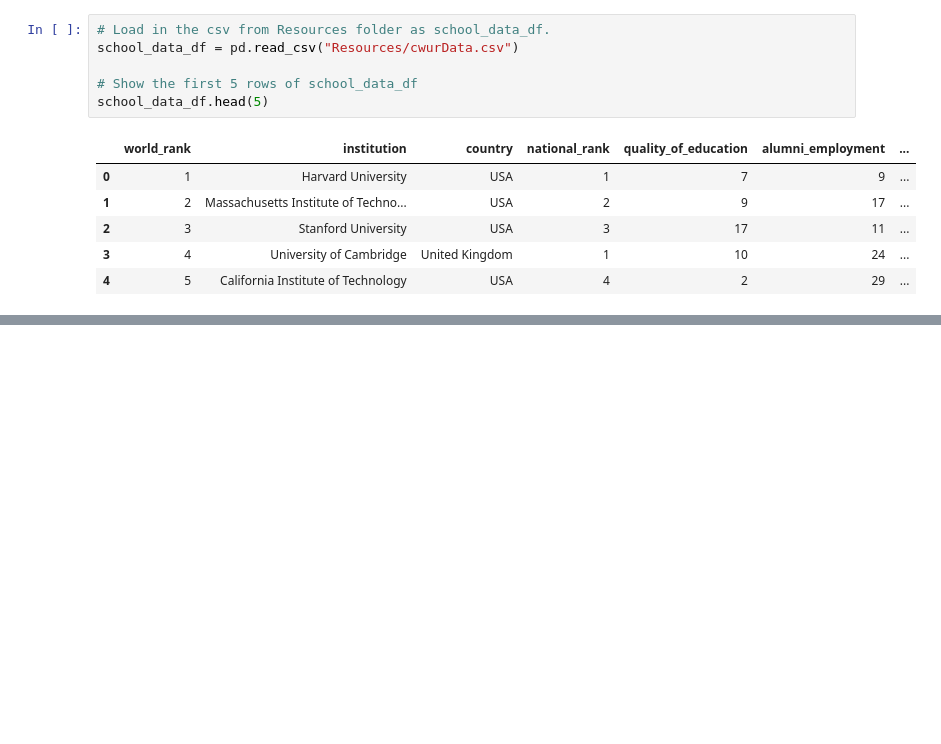
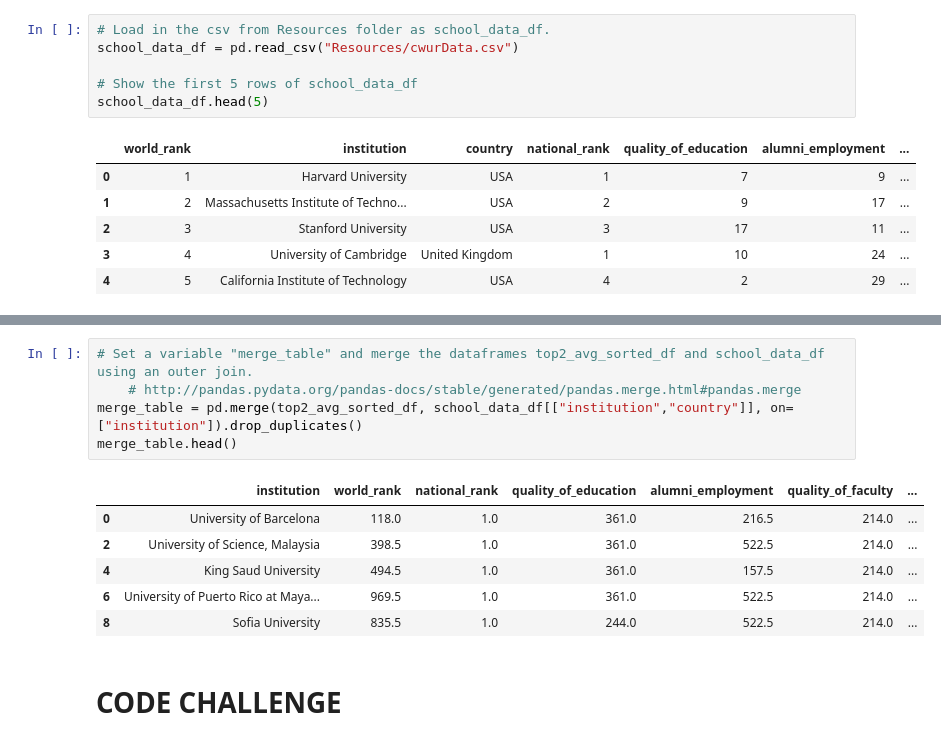
Before and after one commit to EricNg314/Code-Drills, a Jupyter notebook: Matplotlib_Code-Drills/day-02/01/Day-02_01_solved.ipynb, the cells around one changed output, grey strips where cells are left out. Drawn from its saved outputs; the diff is of its cells as text; blank space fills up the shorter version.

```diff
--- a/Matplotlib_Code-Drills/day-02/01/Day-02_01_solved.ipynb
+++ b/Matplotlib_Code-Drills/day-02/01/Day-02_01_solved.ipynb
@@ -21,0 +73,14 @@ school_data_df.head(5)
+# %%
+# Set a variable "merge_table" and merge the dataframes top2_avg_sorted_df and school_data_df using an outer join.
+    # http://pandas.pydata.org/pandas-docs/stable/generated/pandas.merge.html#pandas.merge
+merge_table = pd.merge(top2_avg_sorted_df, school_data_df[["institution","country"]], on=["institution"]).drop_duplicates()
+merge_table.head()
+# %% [output]
+|  | institution | world_rank | national_rank | quality_of_education | alumni_employment | quality_of_faculty | ... |
+| 0 | University of Barcelona | 118.0 | 1.0 | 361.0 | 216.5 | 214.0 | ... |
+| 2 | University of Science, Malaysia | 398.5 | 1.0 | 361.0 | 522.5 | 214.0 | ... |
+| 4 | King Saud University | 494.5 | 1.0 | 361.0 | 157.5 | 214.0 | ... |
+| 6 | University of Puerto Rico at Maya... | 969.5 | 1.0 | 361.0 | 522.5 | 214.0 | ... |
+| 8 | Sofia University | 835.5 | 1.0 | 244.0 | 522.5 | 214.0 | ... |
+# %% [markdown]
+# CODE CHALLENGE
```
Also changed, not shown: parts of 6 cells of this notebook, 2 other files.
